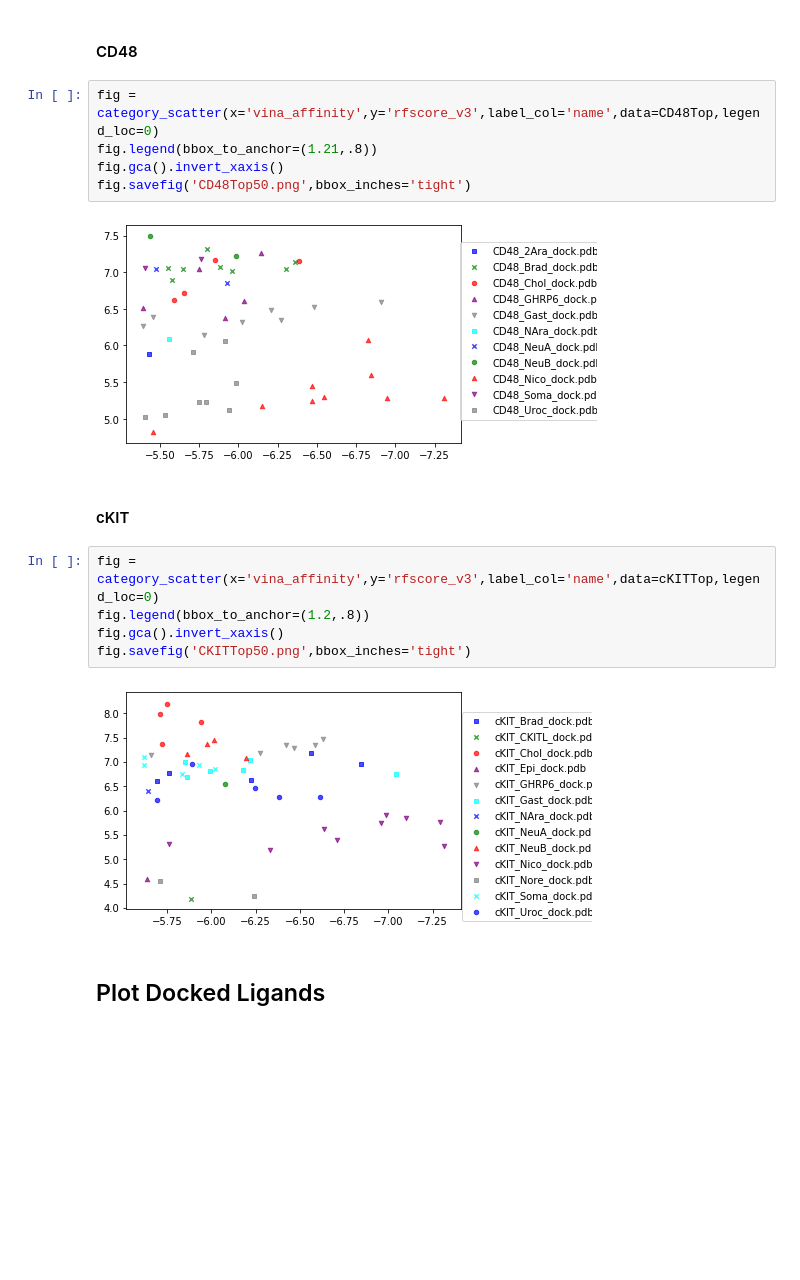
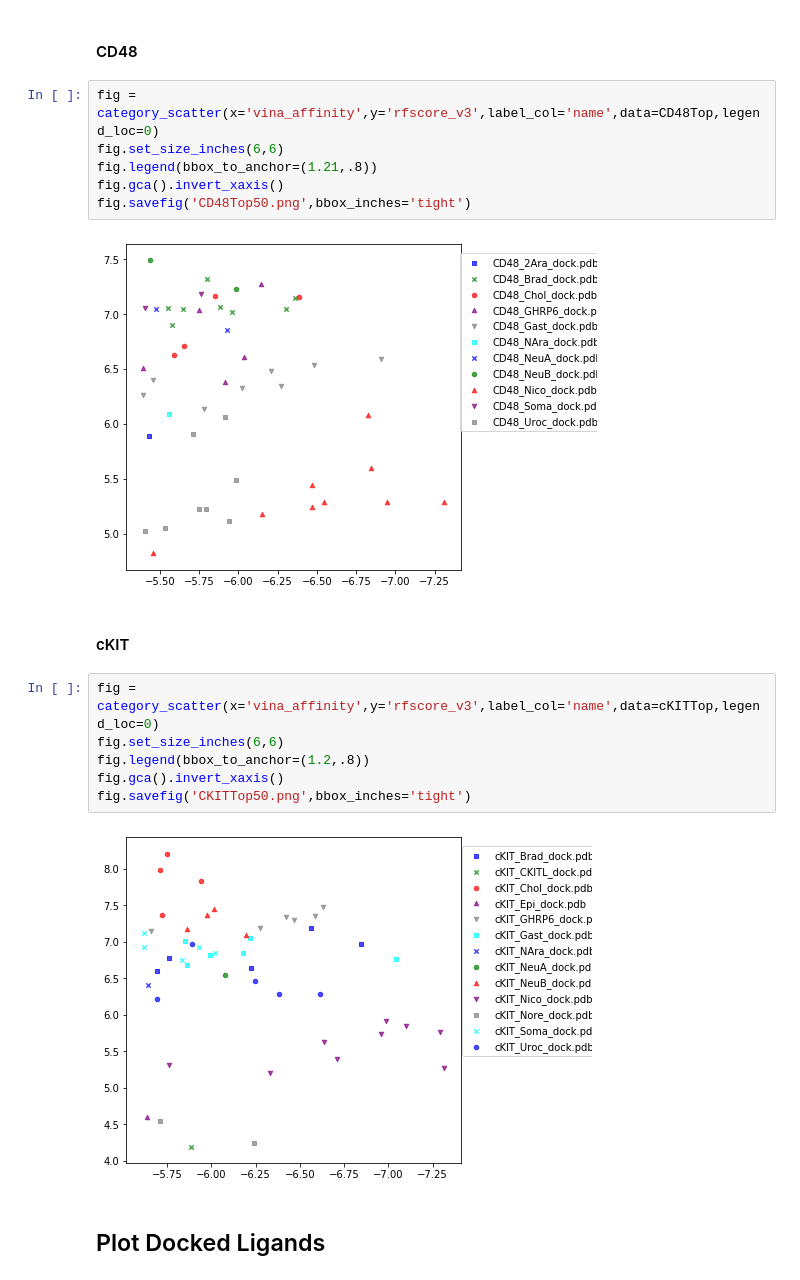
Before and after one commit to cburns4-BioRes/BIOINFO_FINAL_Project, a Jupyter notebook: BIOINFO Project_v2.ipynb, the cells around one changed output. Cells and saved outputs as stored; diff of their text form; blank space fills up the shorter version.

```diff
--- a/BIOINFO Project_v2.ipynb
+++ b/BIOINFO Project_v2.ipynb
@@ -905,20 +908,22 @@ fig.savefig('CD38Top50.png',bbox_inches='tight')
 #### CD48
 # %%
 fig = category_scatter(x='vina_affinity',y='rfscore_v3',label_col='name',data=CD48Top,legend_loc=0)
+fig.set_size_inches(6,6)
 fig.legend(bbox_to_anchor=(1.21,.8))
 fig.gca().invert_xaxis()
 fig.savefig('CD48Top50.png',bbox_inches='tight')
 # %% [output]
-[figure, old version]
+[figure, new version]
 # %% [markdown]
 #### cKIT
 # %%
 fig = category_scatter(x='vina_affinity',y='rfscore_v3',label_col='name',data=cKITTop,legend_loc=0)
+fig.set_size_inches(6,6)
 fig.legend(bbox_to_anchor=(1.2,.8))
 fig.gca().invert_xaxis()
 fig.savefig('CKITTop50.png',bbox_inches='tight')
 # %% [output]
-[figure, old version]
+[figure, new version]
 # %% [markdown]
 ## Plot Docked Ligands
 # %%
```
Also changed, not shown: parts of 2 cells of this notebook, 3 other files.
